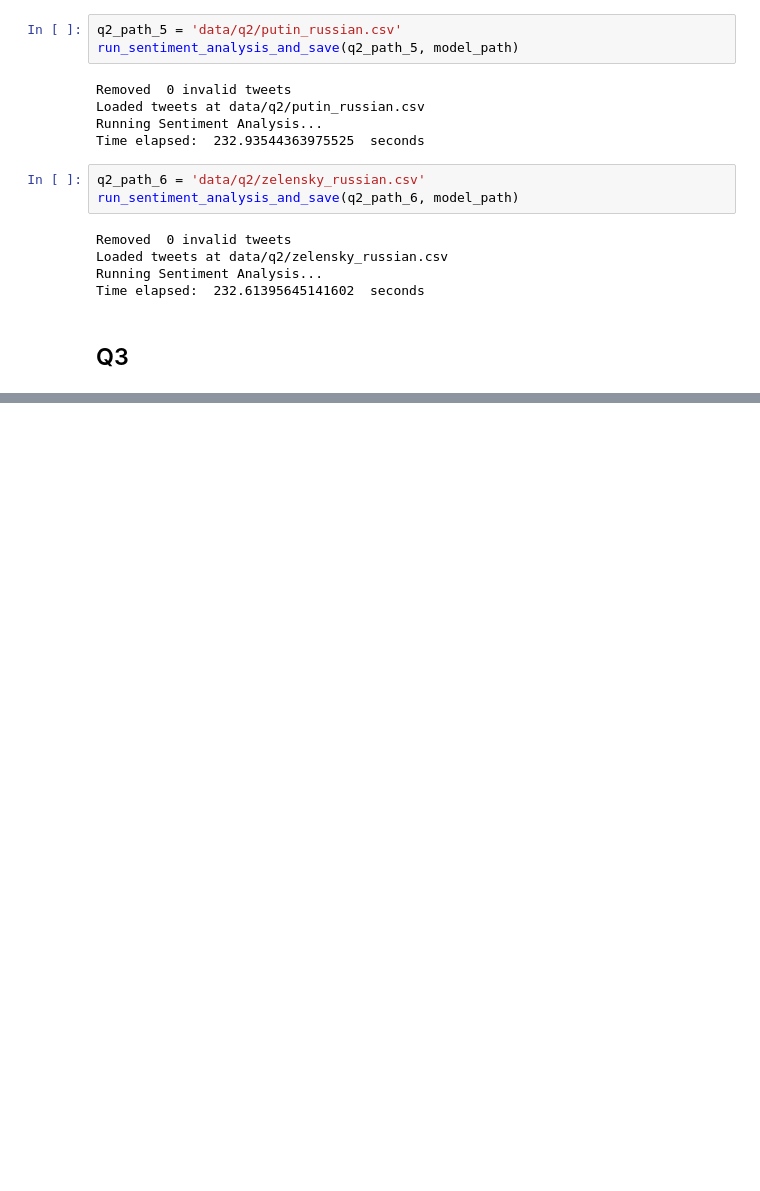
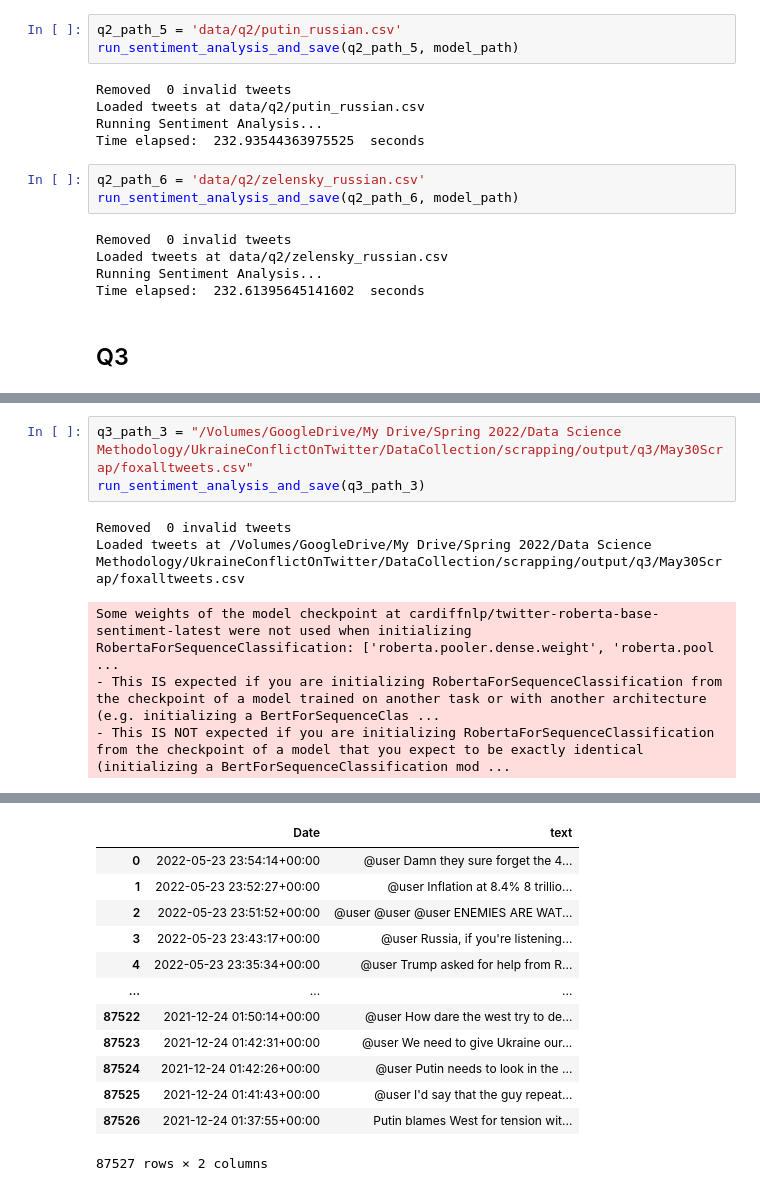
Before and after one commit to Bensas/UkraineConflictOnTwitter, a Jupyter notebook: SentimentAnalysis/TwitterSentimentAnalysis.ipynb, the cells around one changed output, grey strips where cells are left out. Drawn from its saved outputs; the diff is of its cells as text; blank space fills up the shorter version.

```diff
--- a/SentimentAnalysis/TwitterSentimentAnalysis.ipynb
+++ b/SentimentAnalysis/TwitterSentimentAnalysis.ipynb
@@ -196,0 +196,9 @@ Time elapsed:  2593.0372252464294  seconds
+# %%
+q3_path_3 = "/Volumes/GoogleDrive/My Drive/Spring 2022/Data Science Methodology/UkraineConflictOnTwitter/DataCollection/scrapping/output/q3/May30Scrap/foxalltweets.csv"
+run_sentiment_analysis_and_save(q3_path_3)
+# %% [output]
+Removed  0 invalid tweets
+Loaded tweets at /Volumes/GoogleDrive/My Drive/Spring 2022/Data Science Methodology/UkraineConflictOnTwitter/DataCollection/scrapping/output/q3/May30Scrap/foxalltweets.csv
+Some weights of the model checkpoint at cardiffnlp/twitter-roberta-base-sentiment-latest were not used when initializing RobertaForSequenceClassification: ['roberta.pooler.dense.weight', 'roberta.pool ...
+- This IS expected if you are initializing RobertaForSequenceClassification from the checkpoint of a model trained on another task or with another architecture (e.g. initializing a BertForSequenceClas ...
+- This IS NOT expected if you are initializing RobertaForSequenceClassification from the checkpoint of a model that you expect to be exactly identical (initializing a BertForSequenceClassification mod ...
@@ -196,0 +207,13 @@ Time elapsed:  2593.0372252464294  seconds
+|  | Date | text |
+| 0 | 2022-05-23 23:54:14+00:00 | @user Damn they sure forget the 4... |
+| 1 | 2022-05-23 23:52:27+00:00 | @user Inflation at 8.4% 8 trillio... |
+| 2 | 2022-05-23 23:51:52+00:00 | @user @user @user ENEMIES ARE WAT... |
+| 3 | 2022-05-23 23:43:17+00:00 | @user Russia, if you're listening... |
+| 4 | 2022-05-23 23:35:34+00:00 | @user Trump asked for help from R... |
+| ... | ... | ... |
+| 87522 | 2021-12-24 01:50:14+00:00 | @user How dare the west try to de... |
+| 87523 | 2021-12-24 01:42:31+00:00 | @user We need to give Ukraine our... |
+| 87524 | 2021-12-24 01:42:26+00:00 | @user Putin needs to look in the ... |
+| 87525 | 2021-12-24 01:41:43+00:00 | @user I'd say that the guy repeat... |
+| 87526 | 2021-12-24 01:37:55+00:00 | Putin blames West for tension wit... |
+87527 rows × 2 columns
```
Also changed, not shown: parts of 6 cells of this notebook, 13 other files.
